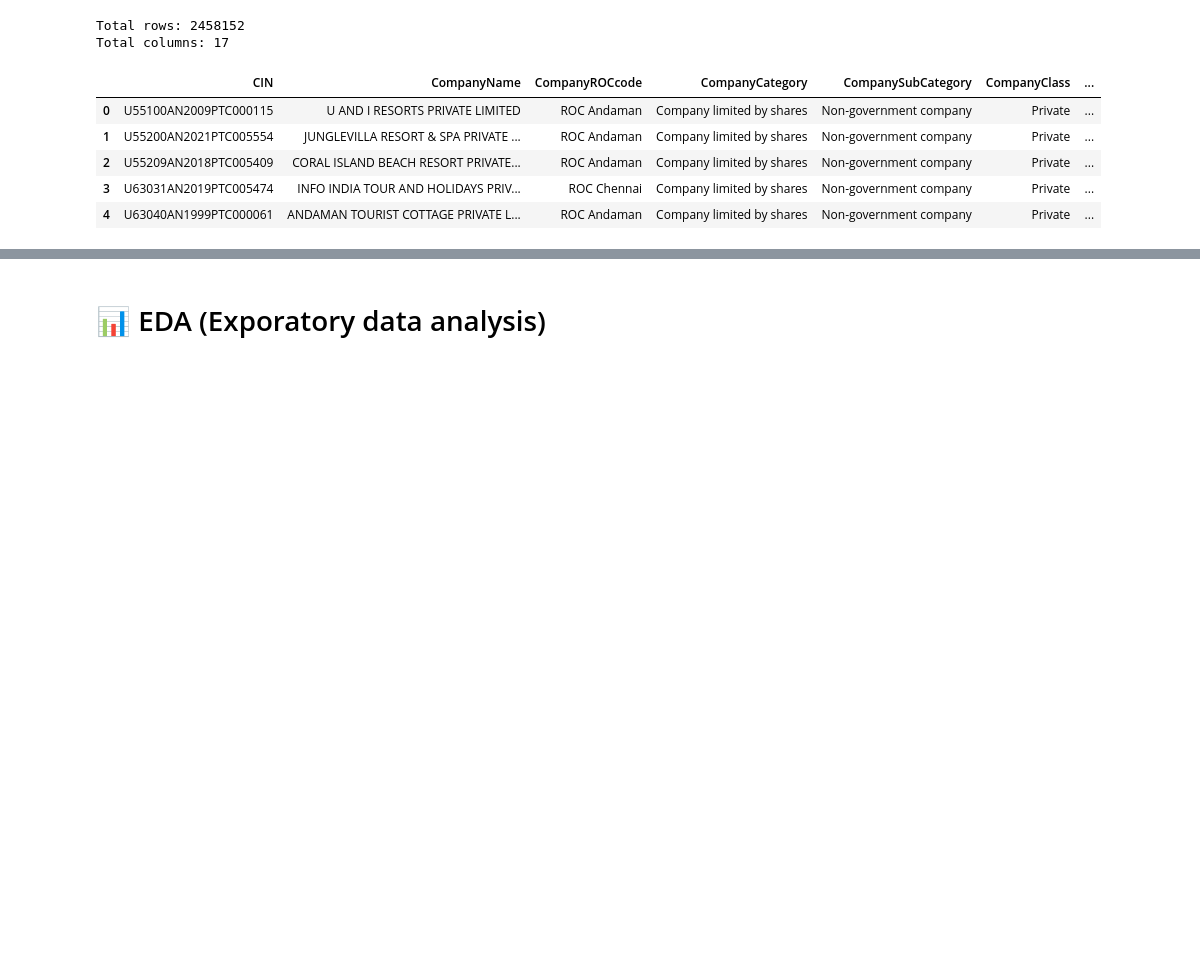
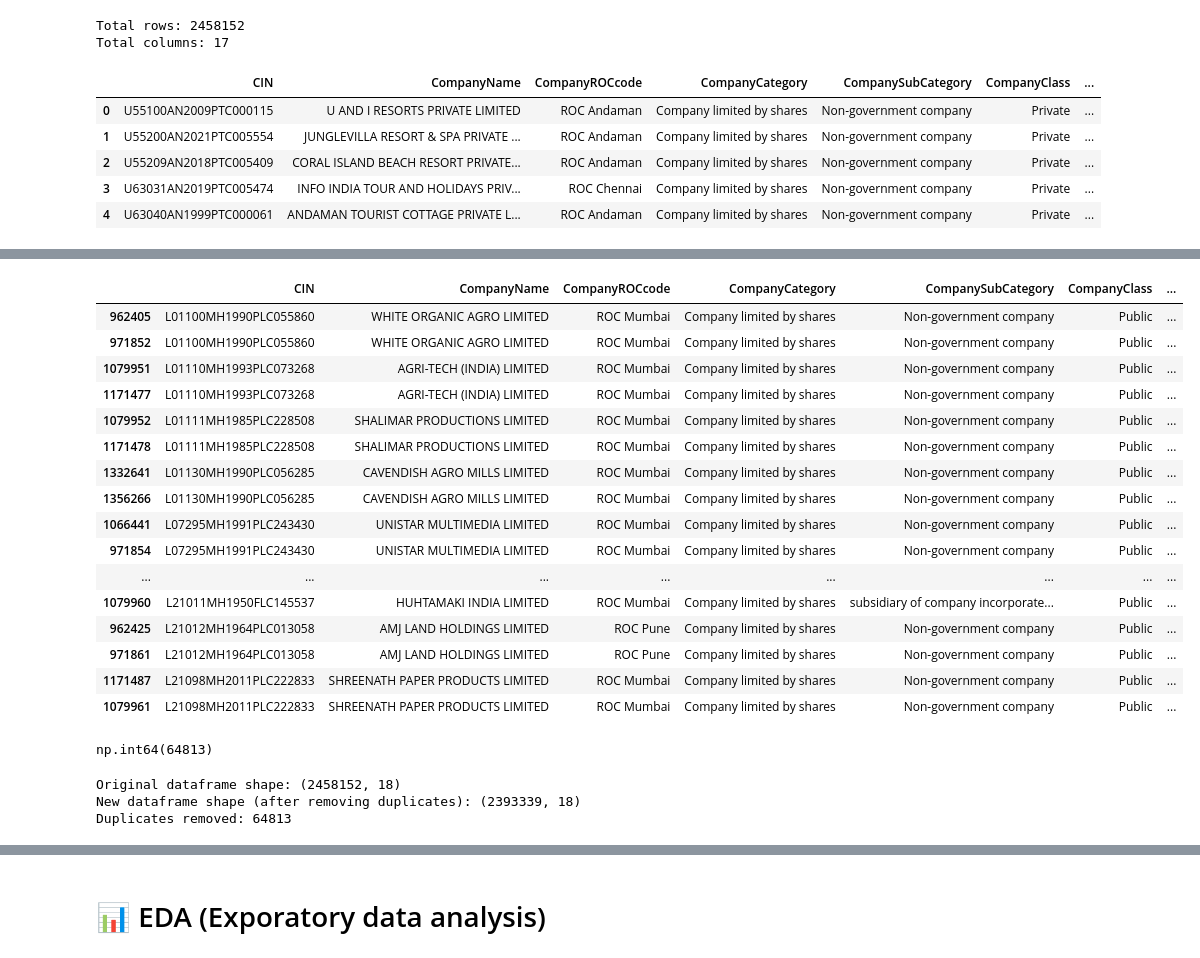
Before and after one commit to pi-mishra/Business-Formation-Trends-Market-Segmentation-for-Compliance-Services-in-India, a Jupyter notebook: analysis.ipynb, the cells around one changed output, grey strips where cells are left out. Saved outputs shown, nothing was run; the diff lists cells and outputs as text; code cells hidden in the pictures; blank space fills up the shorter version.

```diff
--- a/analysis.ipynb
+++ b/analysis.ipynb
@@ -94,0 +201,37 @@ merged_df.head()
+# %%
+# Sort duplicated_cin_df by CIN to group duplicates together
+duplicated_cin_df = duplicated_cin_df.sort_values(by='CIN')
+duplicated_cin_df.head(50)
+# %% [output]
+|  | CIN | CompanyName | CompanyROCcode | CompanyCategory | CompanySubCategory | CompanyClass | ... |
+| 962405 | L01100MH1990PLC055860 | WHITE ORGANIC AGRO LIMITED | ROC Mumbai | Company limited by shares | Non-government company | Public | ... |
+| 971852 | L01100MH1990PLC055860 | WHITE ORGANIC AGRO LIMITED | ROC Mumbai | Company limited by shares | Non-government company | Public | ... |
+| 1079951 | L01110MH1993PLC073268 | AGRI-TECH (INDIA) LIMITED | ROC Mumbai | Company limited by shares | Non-government company | Public | ... |
+| 1171477 | L01110MH1993PLC073268 | AGRI-TECH (INDIA) LIMITED | ROC Mumbai | Company limited by shares | Non-government company | Public | ... |
+| 1079952 | L01111MH1985PLC228508 | SHALIMAR PRODUCTIONS LIMITED | ROC Mumbai | Company limited by shares | Non-government company | Public | ... |
+| 1171478 | L01111MH1985PLC228508 | SHALIMAR PRODUCTIONS LIMITED | ROC Mumbai | Company limited by shares | Non-government company | Public | ... |
+| 1332641 | L01130MH1990PLC056285 | CAVENDISH AGRO MILLS LIMITED | ROC Mumbai | Company limited by shares | Non-government company | Public | ... |
+| 1356266 | L01130MH1990PLC056285 | CAVENDISH AGRO MILLS LIMITED | ROC Mumbai | Company limited by shares | Non-government company | Public | ... |
+| 1066441 | L07295MH1991PLC243430 | UNISTAR MULTIMEDIA LIMITED | ROC Mumbai | Company limited by shares | Non-government company | Public | ... |
+| 971854 | L07295MH1991PLC243430 | UNISTAR MULTIMEDIA LIMITED | ROC Mumbai | Company limited by shares | Non-government company | Public | ... |
+| ... | ... | ... | ... | ... | ... | ... | ... |
+| 1079960 | L21011MH1950FLC145537 | HUHTAMAKI INDIA LIMITED | ROC Mumbai | Company limited by shares | subsidiary of company incorporate... | Public | ... |
+| 962425 | L21012MH1964PLC013058 | AMJ LAND HOLDINGS LIMITED | ROC Pune | Company limited by shares | Non-government company | Public | ... |
+| 971861 | L21012MH1964PLC013058 | AMJ LAND HOLDINGS LIMITED | ROC Pune | Company limited by shares | Non-government company | Public | ... |
+| 1171487 | L21098MH2011PLC222833 | SHREENATH PAPER PRODUCTS LIMITED | ROC Mumbai | Company limited by shares | Non-government company | Public | ... |
+| 1079961 | L21098MH2011PLC222833 | SHREENATH PAPER PRODUCTS LIMITED | ROC Mumbai | Company limited by shares | Non-government company | Public | ... |
+# %%
+merged_df.duplicated().sum()
+# %% [output]
+np.int64(64813)
+# %%
+# Drop duplicates based on CIN and create a new dataframe
+ndf = merged_df.drop_duplicates(subset=['CIN'], keep='first').reset_index(drop=True)
+
+print(f"Original dataframe shape: {merged_df.shape}")
+print(f"New dataframe shape (after removing duplicates): {ndf.shape}")
+print(f"Duplicates removed: {merged_df.shape[0] - ndf.shape[0]}")
+# %% [output]
+Original dataframe shape: (2458152, 18)
+New dataframe shape (after removing duplicates): (2393339, 18)
+Duplicates removed: 64813
```
Also changed, not shown: parts of 18 cells of this notebook.
